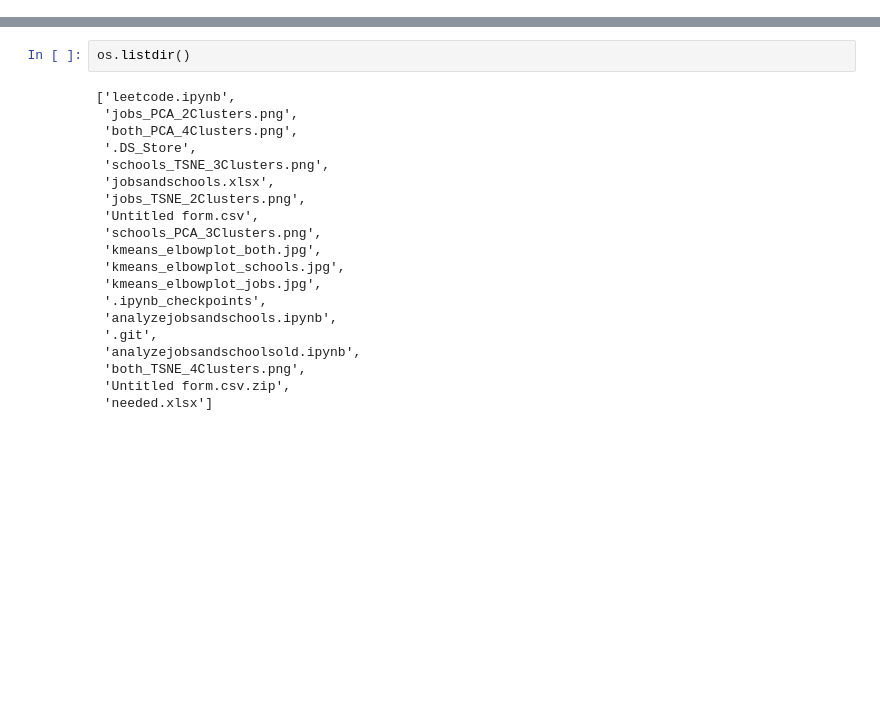
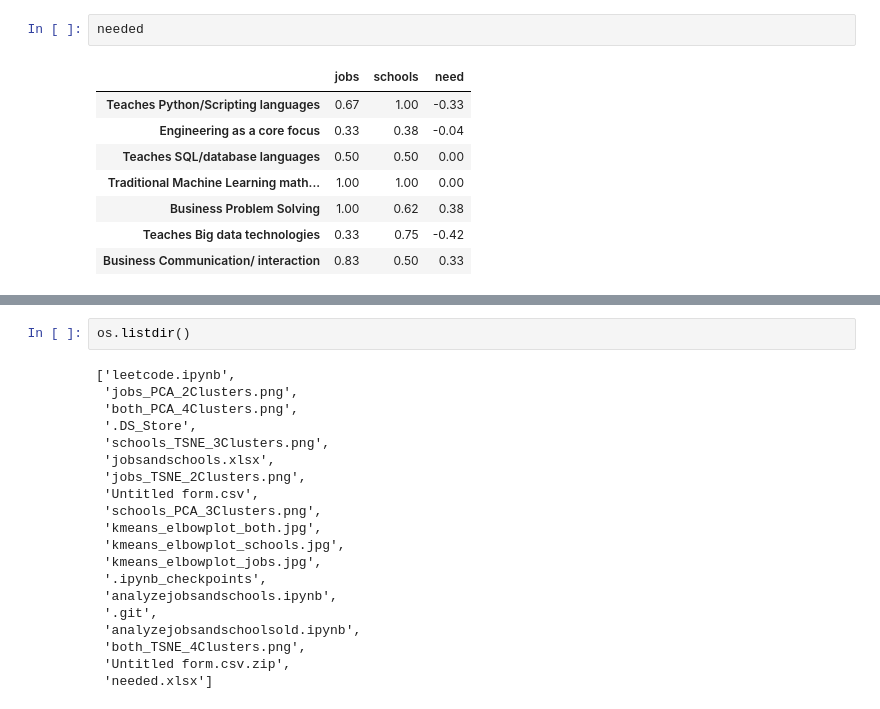
Before and after one commit to leedtan/schoolresearch, a Jupyter notebook: analyzejobsandschools.ipynb, the cells around one changed output, grey strips where cells are left out. Saved outputs shown, nothing was run; the diff lists cells and outputs as text; blank space fills up the shorter version.

```diff
--- a/analyzejobsandschools.ipynb
+++ b/analyzejobsandschools.ipynb
@@ -154,3 +154,14 @@ jobs.corr().dropna(how='all').dropna(how='all', axis=1).round(2)
+# %%
+needed
+# %% [output]
+|  | jobs | schools | need |
+| Teaches Python/Scripting languages | 0.67 | 1.00 | -0.33 |
+| Engineering as a core focus | 0.33 | 0.38 | -0.04 |
+| Teaches SQL/database languages | 0.50 | 0.50 | 0.00 |
+| Traditional Machine Learning math... | 1.00 | 1.00 | 0.00 |
+| Business Problem Solving | 1.00 | 0.62 | 0.38 |
+| Teaches Big data technologies | 0.33 | 0.75 | -0.42 |
+| Business Communication/ interaction | 0.83 | 0.50 | 0.33 |
 # %%
 schools.T.corr().round(2)
 # %% [output]
```
Also changed, not shown: parts of 15 cells of this notebook, 5 other files.
